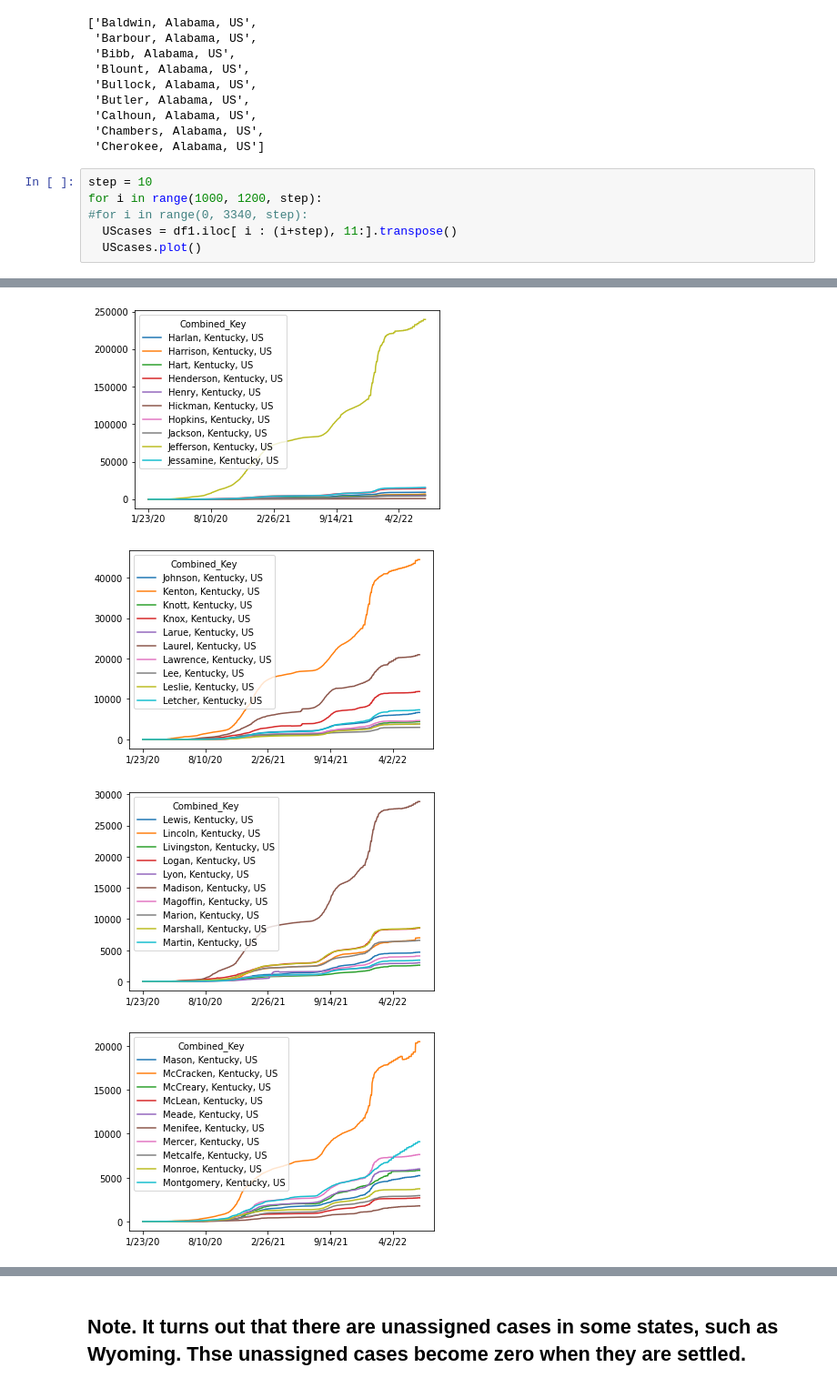
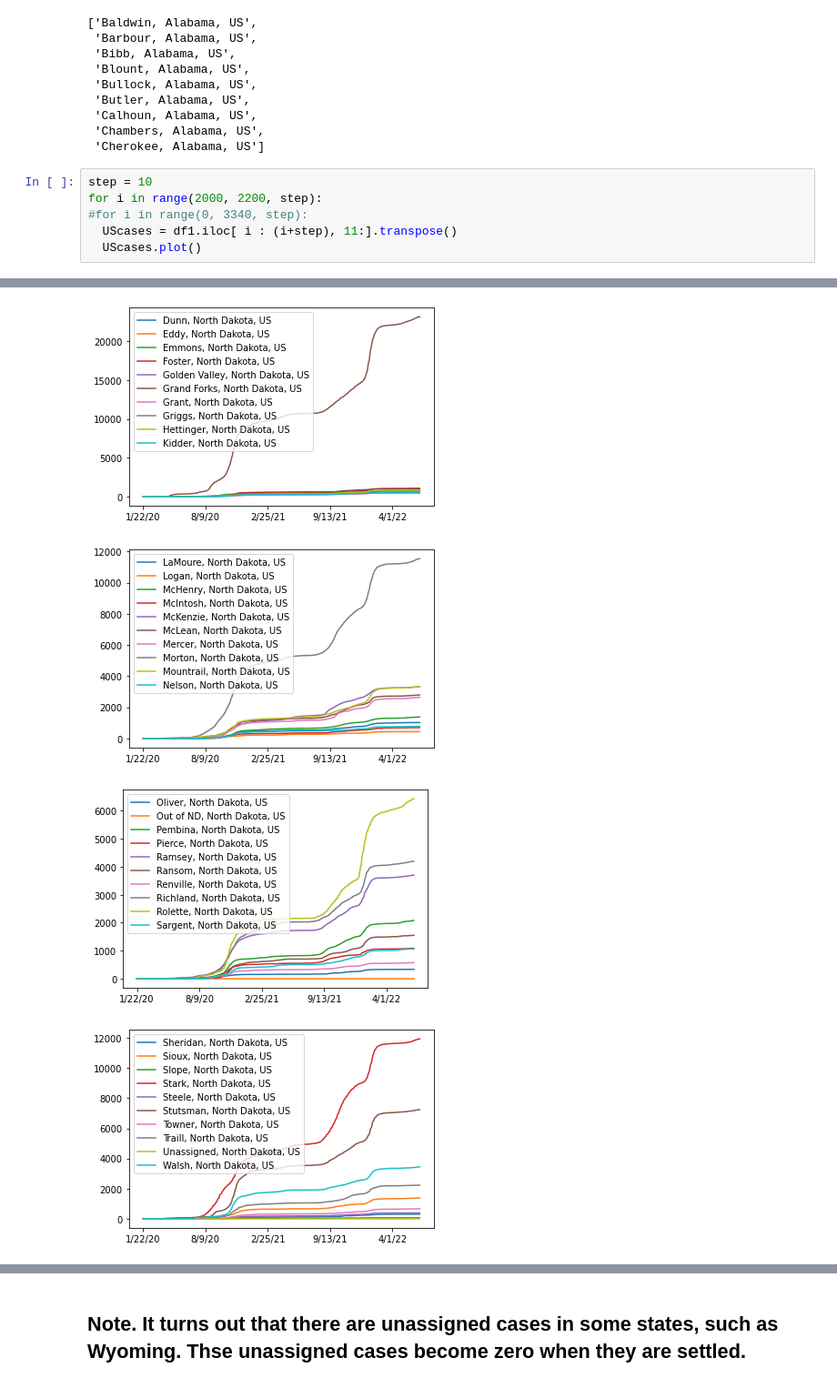
Before and after one commit to hongqin/Python-CoLab-bootcamp, a Jupyter notebook: Learn_Python_by_analying_covid19.ipynb, the cells around one changed output, grey strips where cells are left out. Shown at 91% size. Saved outputs shown, nothing was run; the diff lists cells and outputs as text.

```diff
--- a/Learn_Python_by_analying_covid19.ipynb
+++ b/Learn_Python_by_analying_covid19.ipynb
@@ -287,7 +287,7 @@ list(df1['Combined_Key'] )[1:10]
  'Cherokee, Alabama, US']
 # %%
 step = 10
-for i in range(1000, 1200, step):
+for i in range(2000, 2200, step):
 #for i in range(0, 3340, step):
   UScases = df1.iloc[ i : (i+step), 11:].transpose()
   UScases.plot()
@@ -303,7 +303,7 @@ for i in range(1000, 1200, step):
-[figure, old version]
+[figure, new version]
-[figure, old version]
+[figure, new version]
-[figure, old version]
+[figure, new version]
-[figure, old version]
+[figure, new version]
 ... (8 outputs left out)
 # %%
 df1.tail()
```
Also changed, not shown: parts of 62 cells of this notebook.
